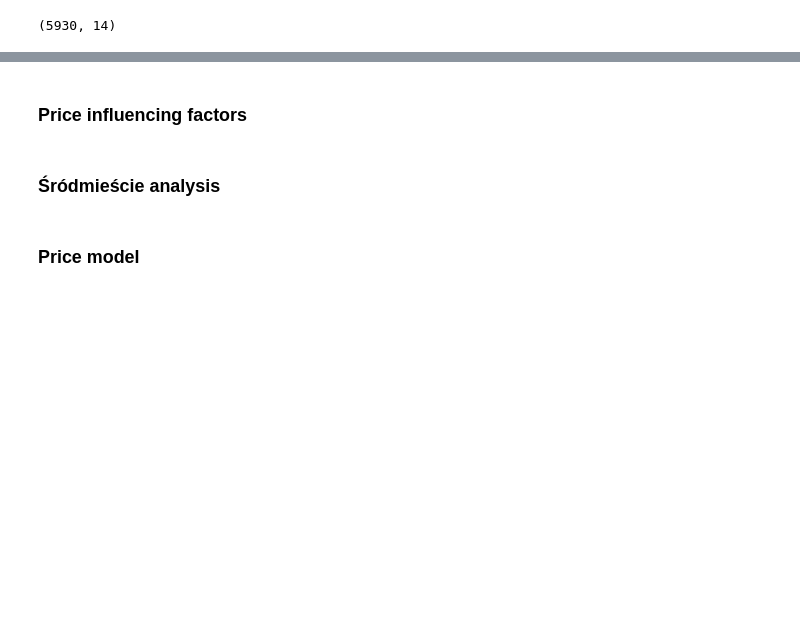
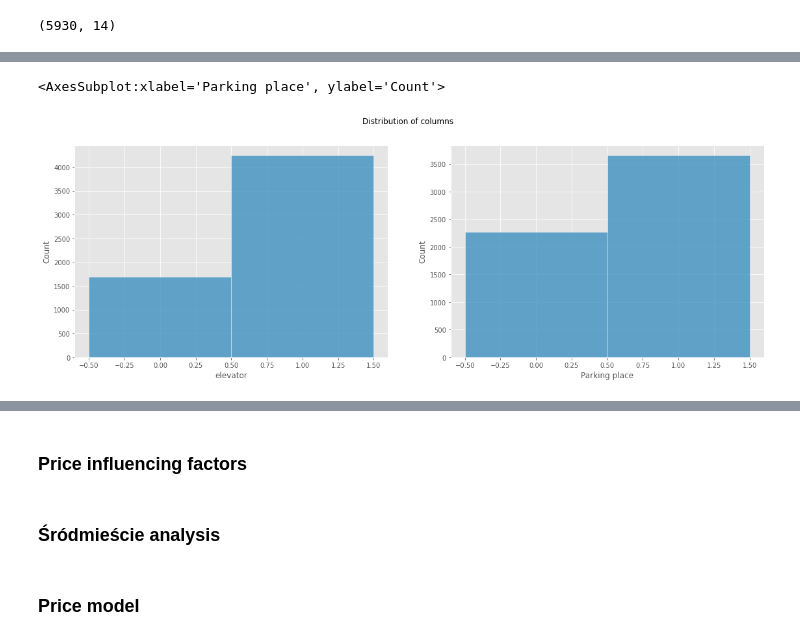
Before and after one commit to CarJung/Uni, a Jupyter notebook: Warsaw_flats/Report.ipynb, the cells around one changed output, grey strips where cells are left out. Drawn from its saved outputs; the diff is of its cells as text; code cells hidden in the pictures; blank space fills up the shorter version.

```diff
--- a/Warsaw_flats/Report.ipynb
+++ b/Warsaw_flats/Report.ipynb
@@ -52,0 +69,9 @@ data.shape
+# %%
+fig, ax = plt.subplots(1,2,figsize=(19,6))
+fig.suptitle('Distribution of columns')
+
+sns.histplot(data, x ='elevator', discrete=True, ax = ax[0])
+sns.histplot(data, x ='Parking place', discrete=True, ax = ax[1])
+# %% [output]
+<AxesSubplot:xlabel='Parking place', ylabel='Count'>
+[figure, added]
```
Also changed, not shown: parts of 8 cells of this notebook.
